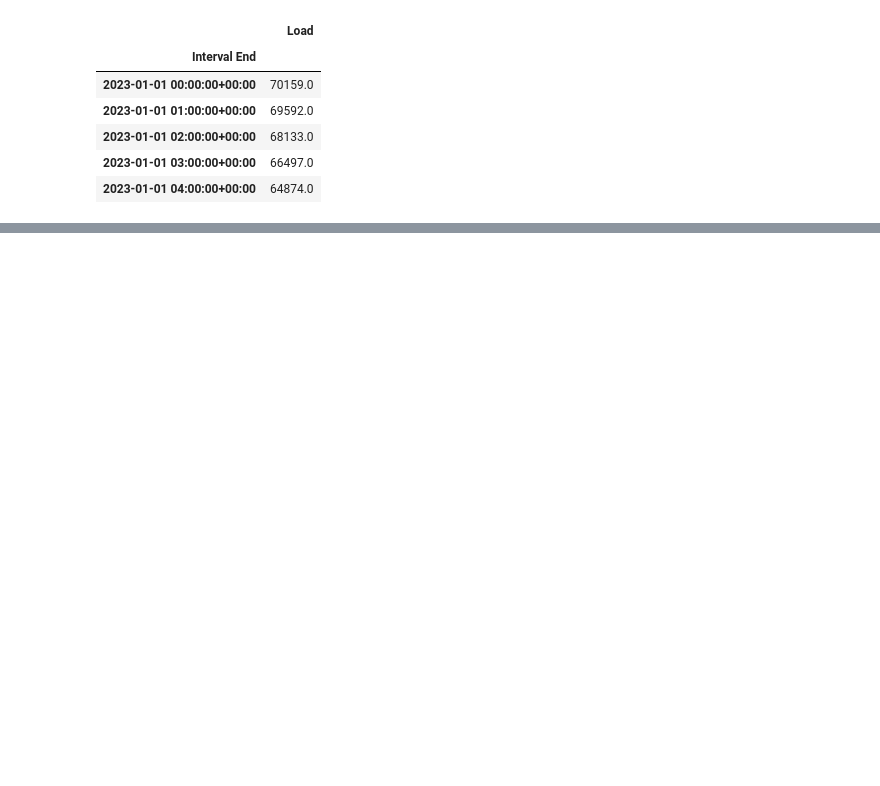
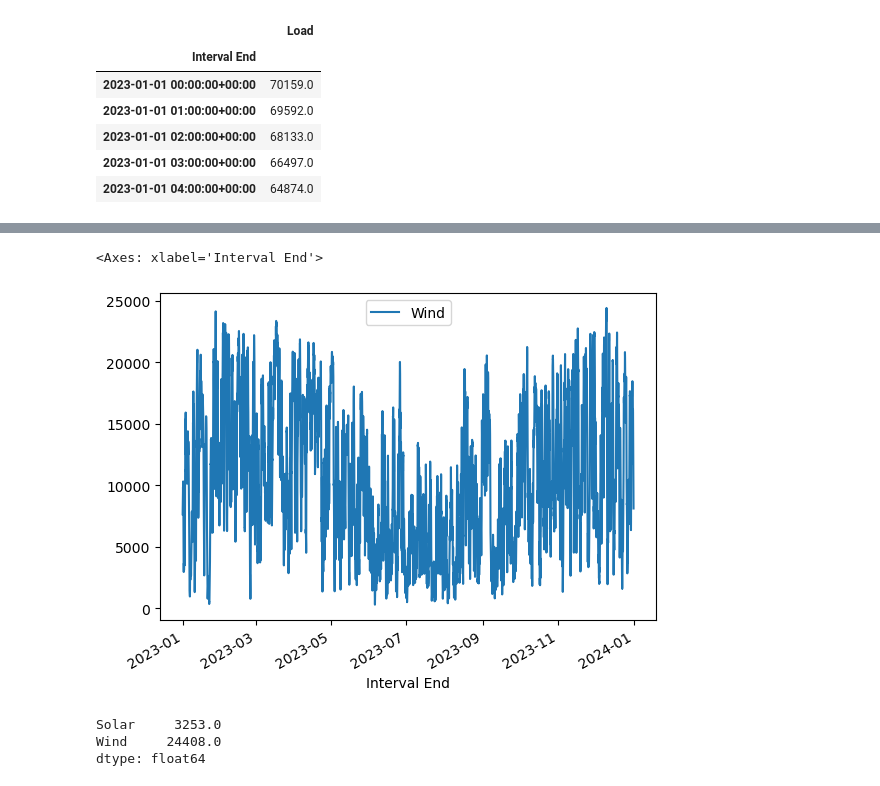
Before and after one commit to samgdotson/ucs-model-review, a Jupyter notebook: energy_data/eia_data.ipynb, the cells around one changed output, grey strips where cells are left out. Drawn from its saved outputs; the diff is of its cells as text; code cells hidden in the pictures; blank space fills up the shorter version.

```diff
--- a/energy_data/eia_data.ipynb
+++ b/energy_data/eia_data.ipynb
@@ -63,0 +131,5 @@ dataset.to_csv(".\\2023-miso-demand.csv")
+# %%
+dataset.plot(y='Wind')
+# %% [output]
+<Axes: xlabel='Interval End'>
+[figure, added]
@@ -63,0 +142,6 @@ dataset.to_csv(".\\2023-miso-demand.csv")
+# %%
+dataset.max(axis=0)
+# %% [output]
+Solar     3253.0
+Wind     24408.0
+dtype: float64
```
Also changed, not shown: parts of 16 cells of this notebook, 10 other files.
